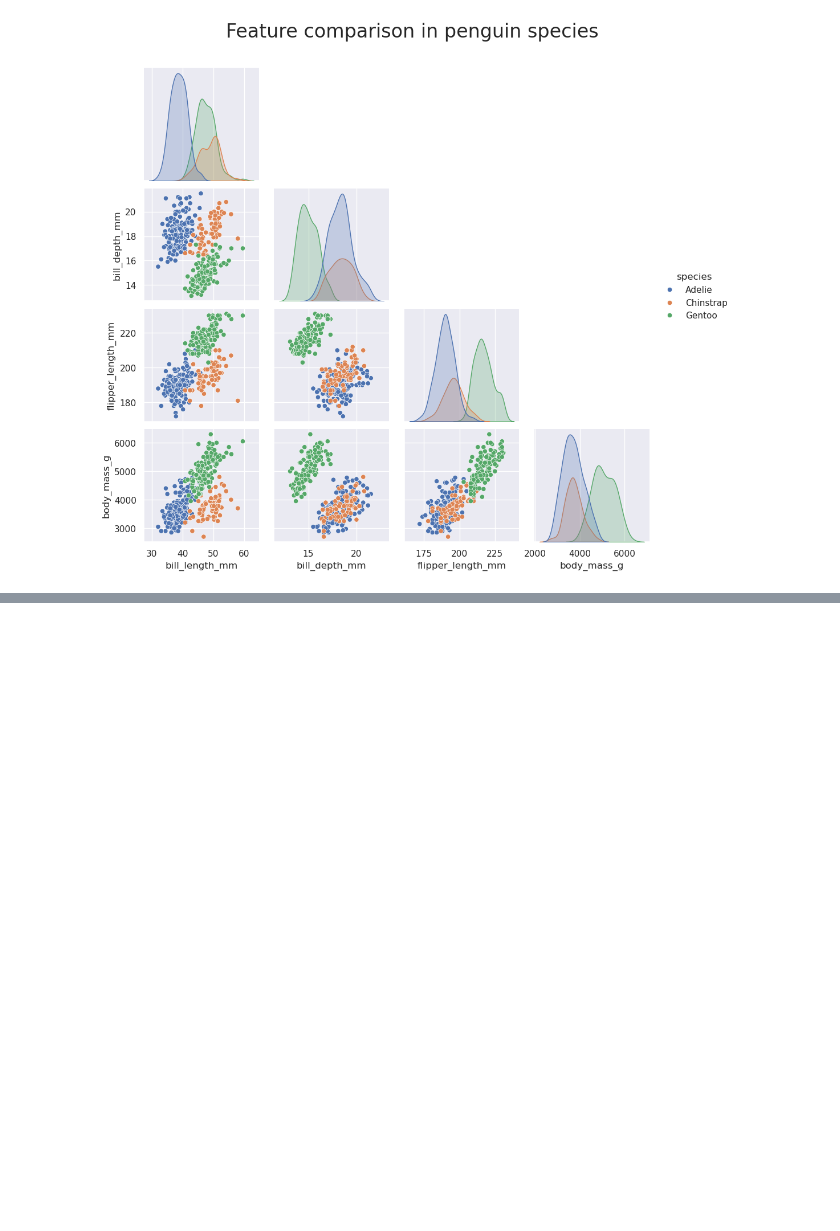
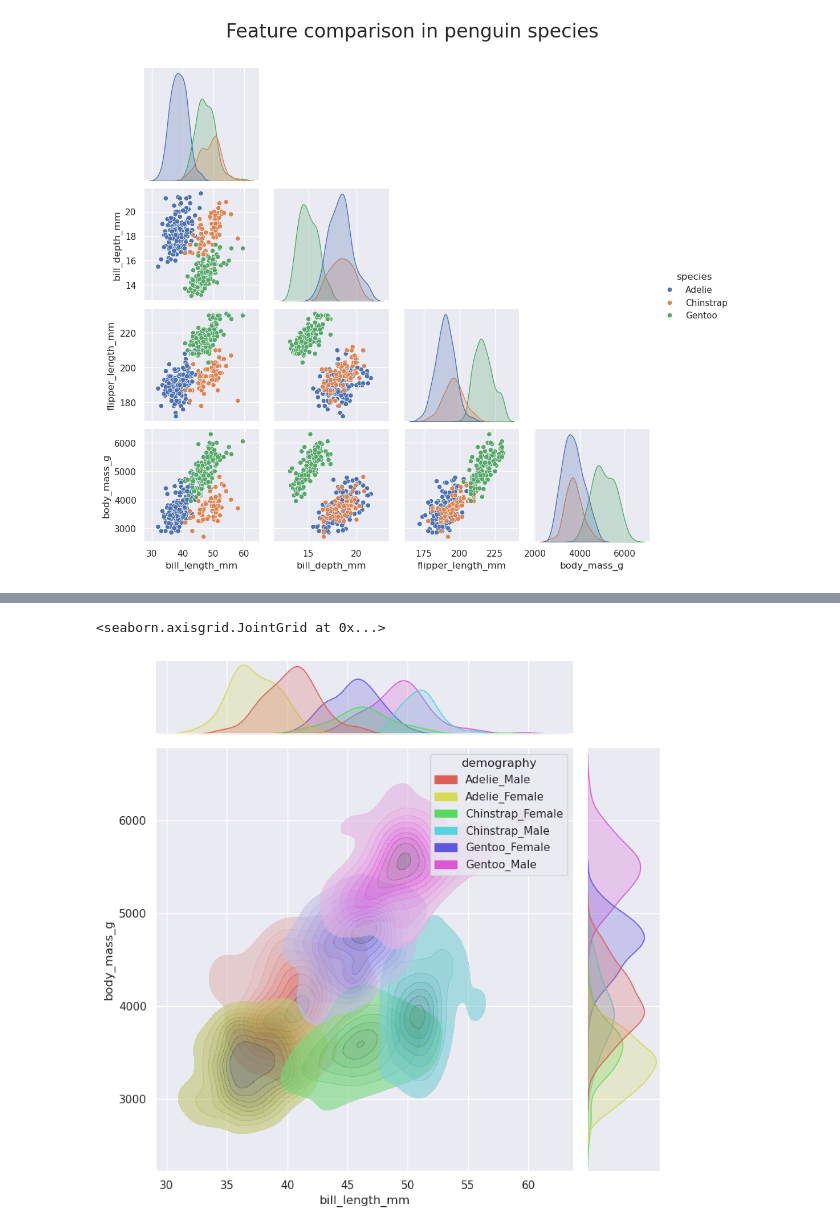
Before and after one commit to Michal-Radomski/Python-Data-Visualization, a Jupyter notebook: 01 Data Visualization/02_Seaborn/penguin.ipynb, the cells around one changed output, grey strips where cells are left out. Drawn from its saved outputs; the diff is of its cells as text; code cells hidden in the pictures; blank space fills up the shorter version.

```diff
--- a/01 Data Visualization/02_Seaborn/penguin.ipynb
+++ b/01 Data Visualization/02_Seaborn/penguin.ipynb
@@ -22,0 +40,5 @@ grid.fig.subplots_adjust(top=0.9)
+# %%
+sns.jointplot(data=penguins, x="bill_length_mm", y="body_mass_g", hue="demography", kind="kde", palette="hls", height=8, alpha=0.6, fill=True)
+# %% [output]
+<seaborn.axisgrid.JointGrid at 0x...>
+[figure, added]
```
Also changed, not shown: parts of 4 cells of this notebook.
